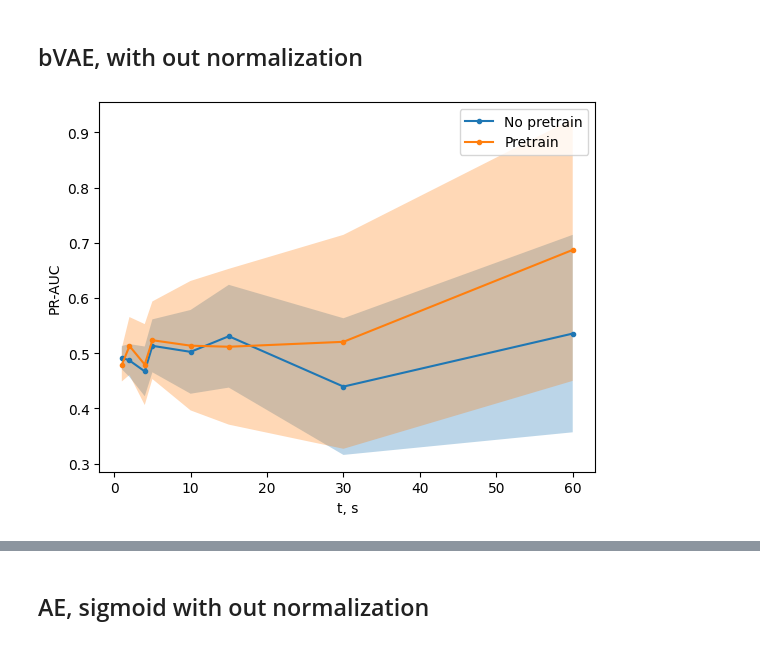
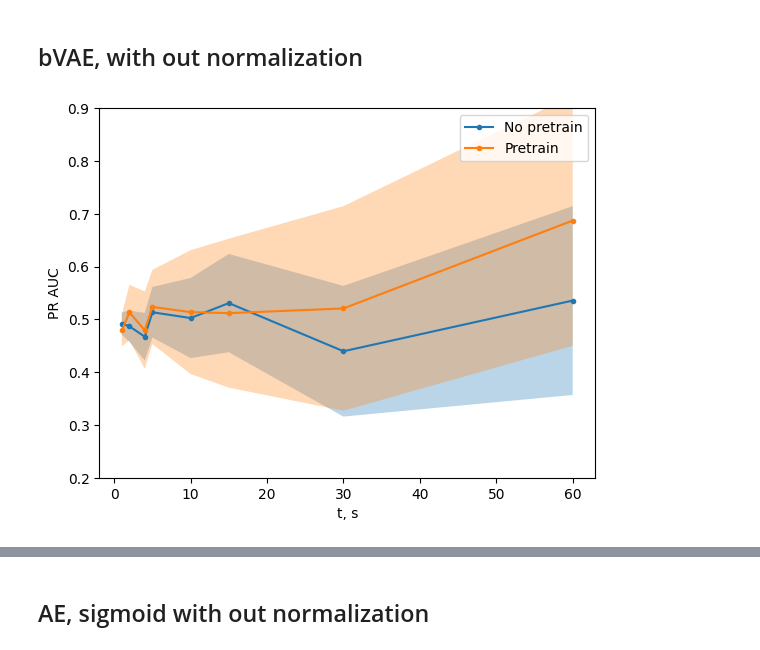
Before and after one commit to dwemer8/Depression_classification_from_EEG, a Jupyter notebook: results_analysis_PR_AUC.ipynb, the cells around one changed output, grey strips where cells are left out. Saved outputs shown, nothing was run; the diff lists cells and outputs as text; code cells hidden in the pictures.

```diff
--- a/results_analysis_PR_AUC.ipynb
+++ b/results_analysis_PR_AUC.ipynb
@@ -227,23 +227,24 @@ for model, model_df in results.groupby(['model']):
 # %%
 runs_df = get_runs("dmitriykornilov_team/EEG_depression_classification-PR-AUC")
 results = []
 
 for idx, run in runs_df.iterrows():
     description = run['config']['model']['model_description']
     if ('finetune, duration' in description or 'duration, inhouse_dataset' in description) and 'beta-VAE' in description:
         results.append({
             "t": run['config']['dataset']['samples_shape'][1]/128,
             "accuracy": run['summary']['final']['clf.d.test.accuracy.bs'],
             "accuracy_se": run['summary']['final']['clf.d.test.accuracy.se.bs'],
             'pretrain': True if 'finetune, duration' in description else False
         })
 
 results = pd.DataFrame.from_records(results)
 for idx, df in results.groupby('pretrain'): plot_se(df['t'], df['accuracy'], df['accuracy_se'], label="Pretrain" if idx else "No pretrain")
 plt.xlabel("t, s")
-plt.ylabel("PR-AUC")
+plt.ylabel("PR AUC")
+plt.ylim((0.2, 0.9))
 # plt.title("final")
 plt.legend()
 plt.savefig('figs/deep_beta_VAE_pretrain.pdf')
 # %% [output]
-[figure, old version]
+[figure, new version]
```
Also changed, not shown: parts of 5 cells of this notebook, 7 other files.
